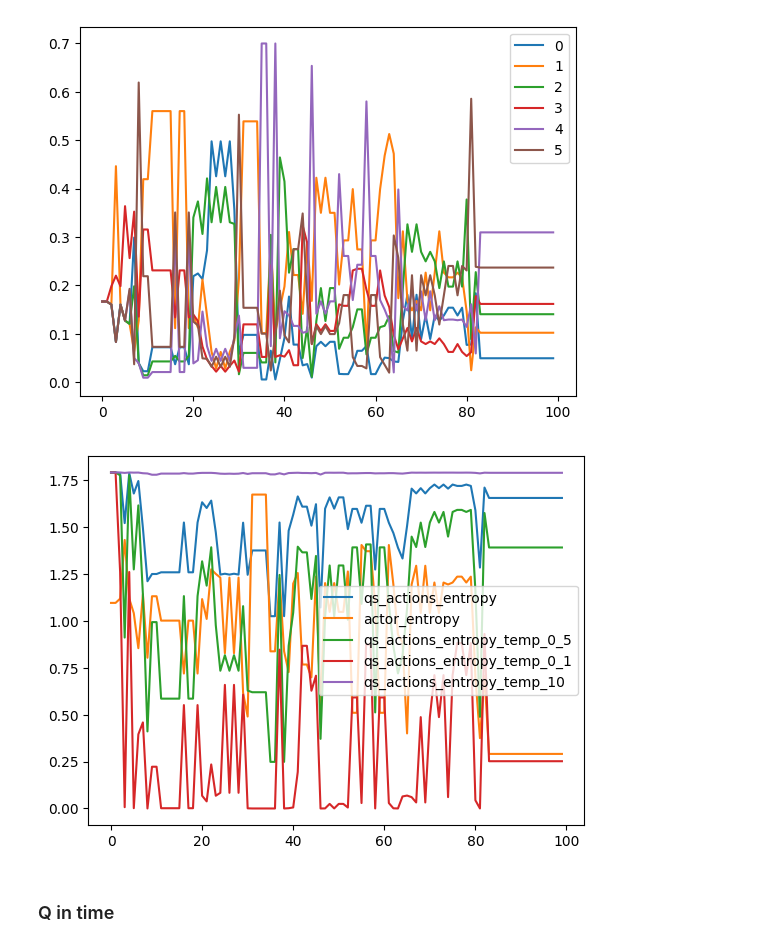
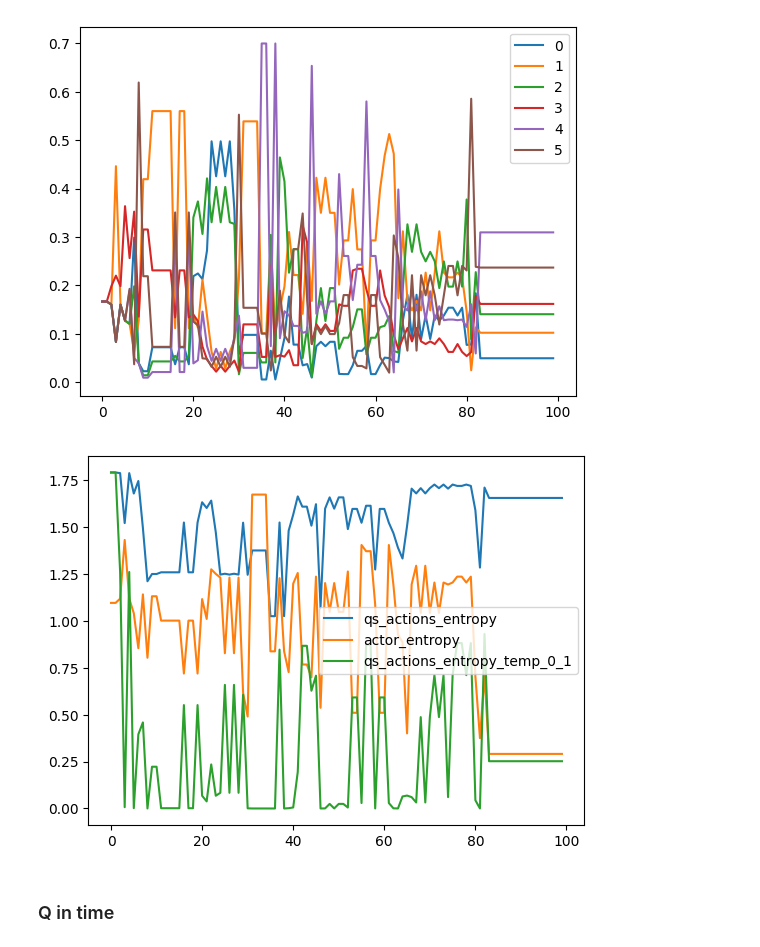
Before and after one commit to wladekpal/golden-standard, a Jupyter notebook: src/notebooks/18_07_25_post_hoc_analysis.ipynb, the cells around one changed output. Drawn from its saved outputs; the diff is of its cells as text; code cells hidden in the pictures.

Commit message:
chore: more plots

```diff
--- a/src/notebooks/18_07_25_post_hoc_analysis.ipynb
+++ b/src/notebooks/18_07_25_post_hoc_analysis.ipynb
@@ -237,13 +238,13 @@ plt.show()
 # %%
 plt.plot(distribution_from_qs.entropy(), label='qs_actions_entropy')
 plt.plot(dist.entropy(), label='actor_entropy')
-plt.plot(distribution_from_qs_temp_0_5.entropy(), label='qs_actions_entropy_temp_0_5')
+# plt.plot(distribution_from_qs_temp_0_5.entropy(), label='qs_actions_entropy_temp_0_5')
 plt.plot(distribution_from_qs_temp_0_1.entropy(), label='qs_actions_entropy_temp_0_1')
-plt.plot(distribution_from_qs_temp_10.entropy(), label='qs_actions_entropy_temp_10')
+# plt.plot(distribution_from_qs_temp_10.entropy(), label='qs_actions_entropy_temp_10')
 plt.legend()
 plt.show()
 # %% [output]
-[figure, old version]
+[figure, new version]
 # %% [markdown]
 ### Q in time
 # %%
```
Also changed, not shown: parts of 1 cell of this notebook.
